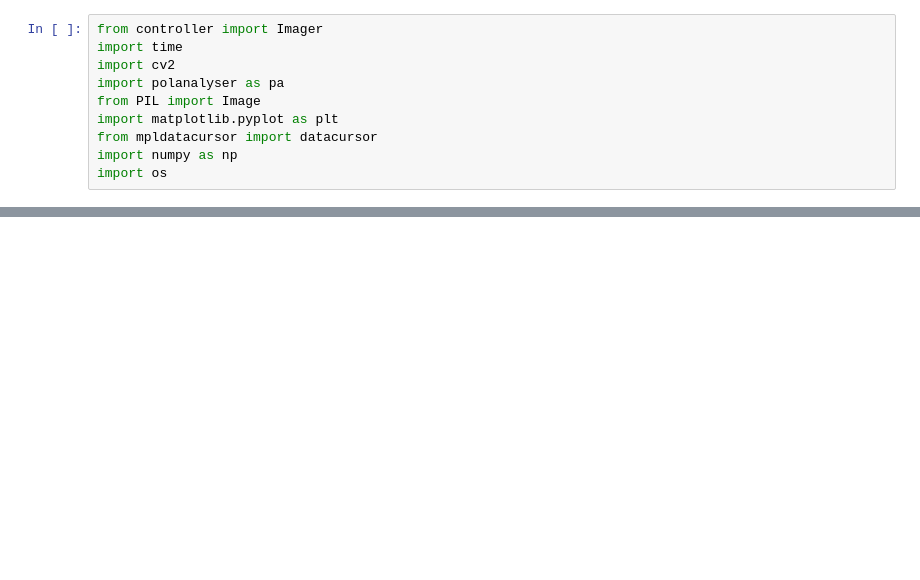
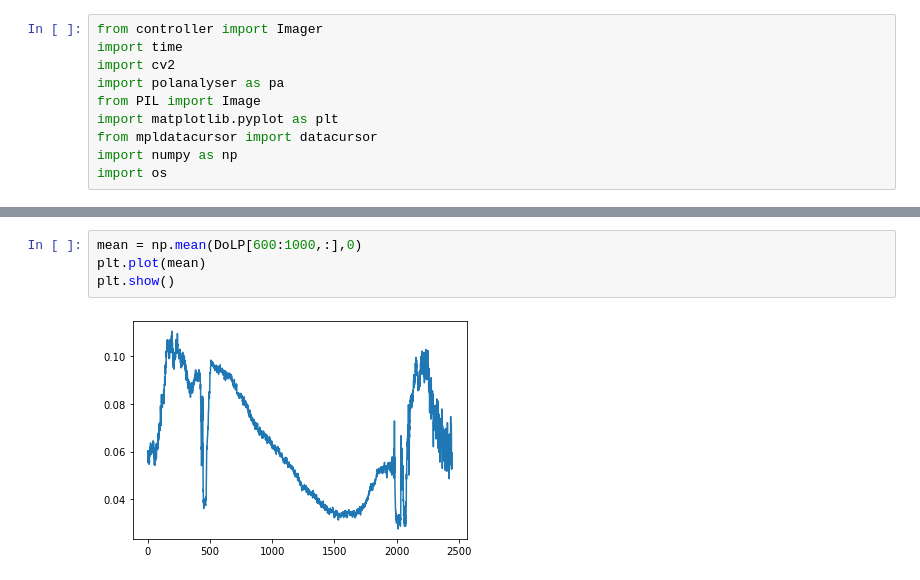
Before and after one commit to masadatz/PolCam, a Jupyter notebook: Code_for_experiment.ipynb, the cells around one changed output, grey strips where cells are left out. Drawn from its saved outputs; the diff is of its cells as text; blank space fills up the shorter version.

```diff
--- a/Code_for_experiment.ipynb
+++ b/Code_for_experiment.ipynb
@@ -82,0 +119,6 @@ for i, nagla in enumerate(raw_images):
+# %%
+mean = np.mean(DoLP[600:1000,:],0)
+plt.plot(mean)
+plt.show()
+# %% [output]
+[figure, added]
```
Also changed, not shown: parts of 15 cells of this notebook, 3 other files.
